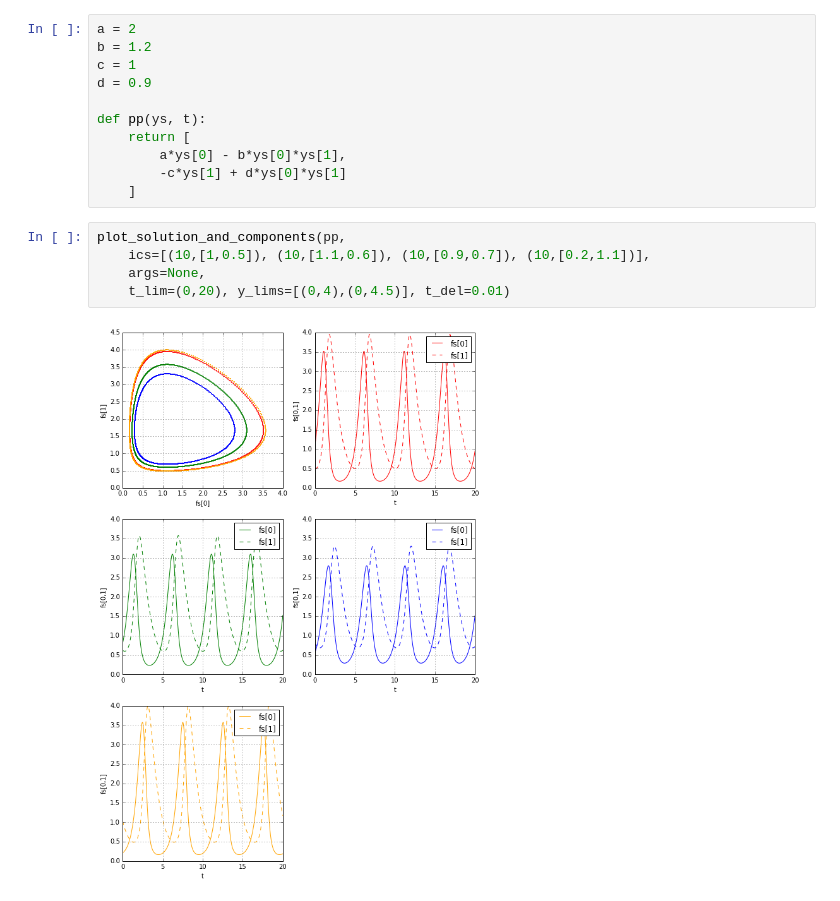
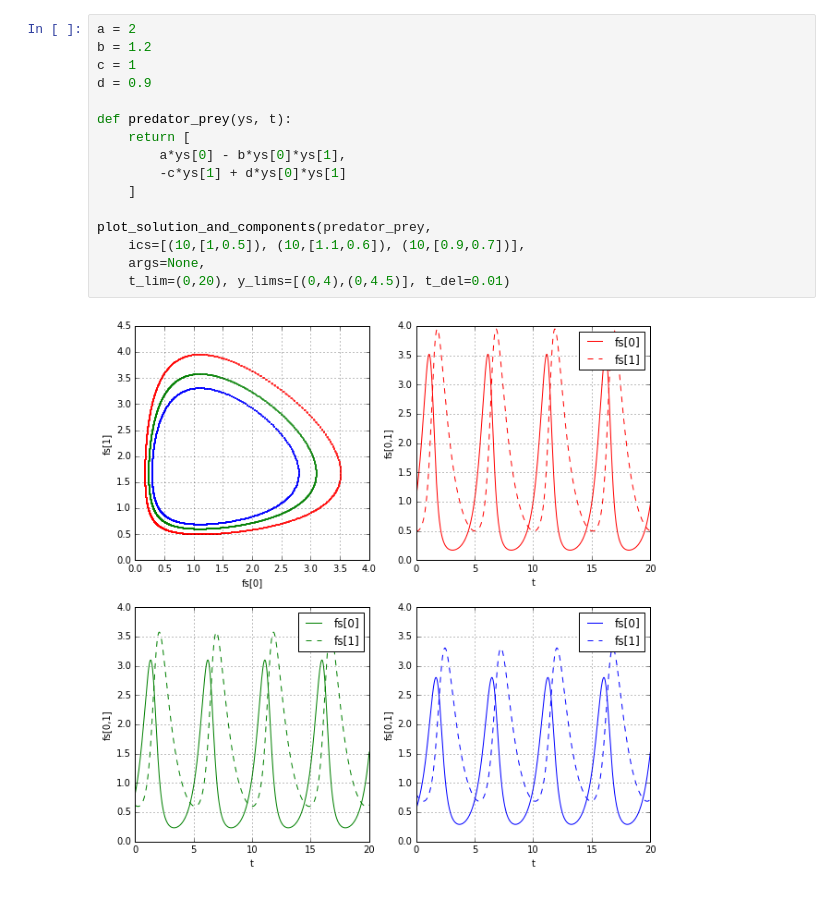
Before and after one commit to joyofdata/differential-equations, a Jupyter notebook: playground.ipynb, the cells around one changed output. Cells and saved outputs as stored; diff of their text form.

```diff
--- a/playground.ipynb
+++ b/playground.ipynb
@@ -20,19 +51,19 @@ def f3(y, c):
 # %%
 a = 2
 b = 1.2
 c = 1
 d = 0.9
 
-def pp(ys, t):
+def predator_prey(ys, t):
     return [
         a*ys[0] - b*ys[0]*ys[1],
         -c*ys[1] + d*ys[0]*ys[1]
     ]
+
+plot_solution_and_components(predator_prey,
+    ics=[(10,[1,0.5]), (10,[1.1,0.6]), (10,[0.9,0.7])],
+    args=None,
+    t_lim=(0,20), y_lims=[(0,4),(0,4.5)], t_del=0.01)
+# %% [output]
+[figure, added]
-# %%
-plot_solution_and_components(pp,
-    ics=[(10,[1,0.5]), (10,[1.1,0.6]), (10,[0.9,0.7]), (10,[0.2,1.1])],
-    args=None,
-    t_lim=(0,20), y_lims=[(0,4),(0,4.5)], t_del=0.01)
-# %% [output]
-[figure, removed]
 # %%
```
Also changed, not shown: parts of 13 cells of this notebook, 8 other files.
